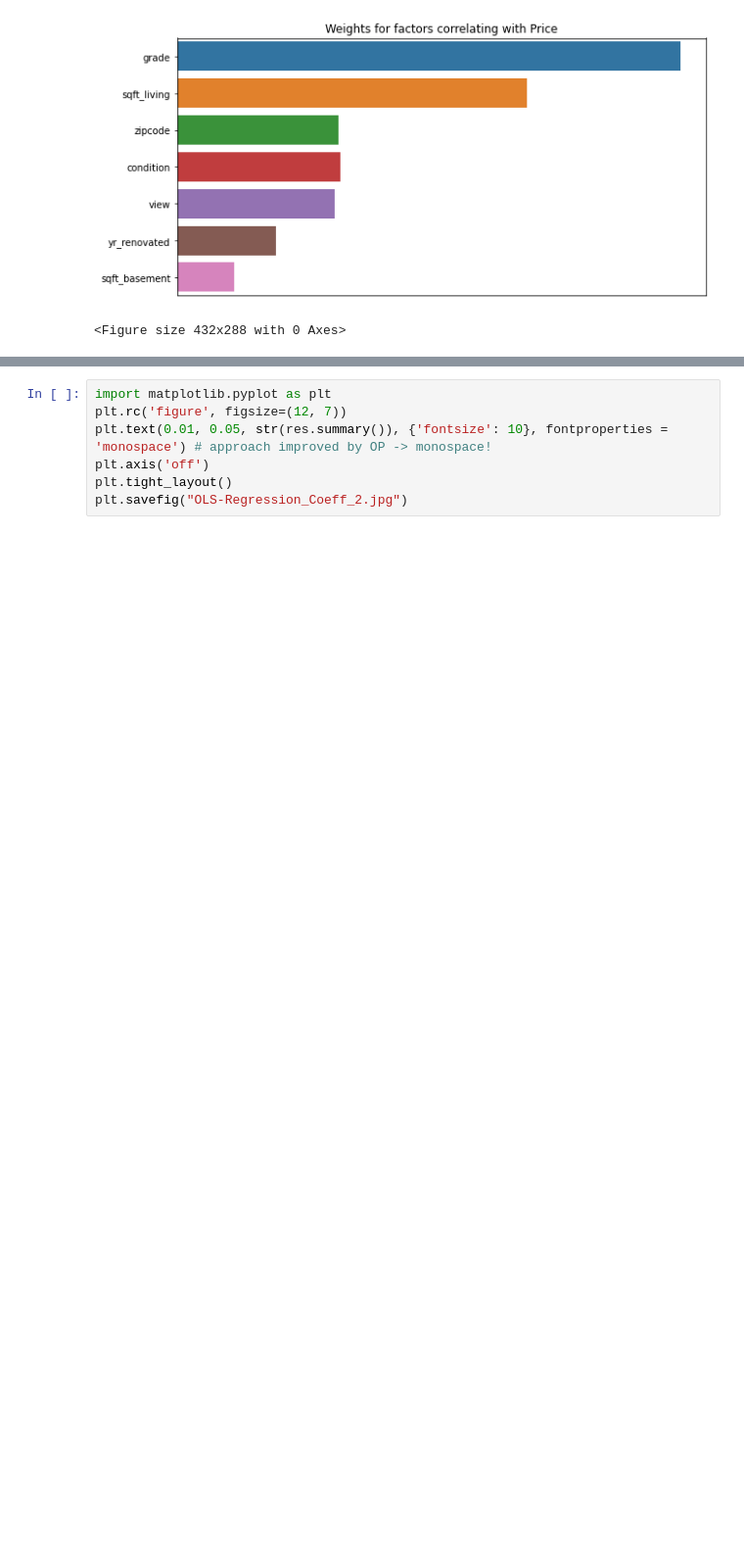
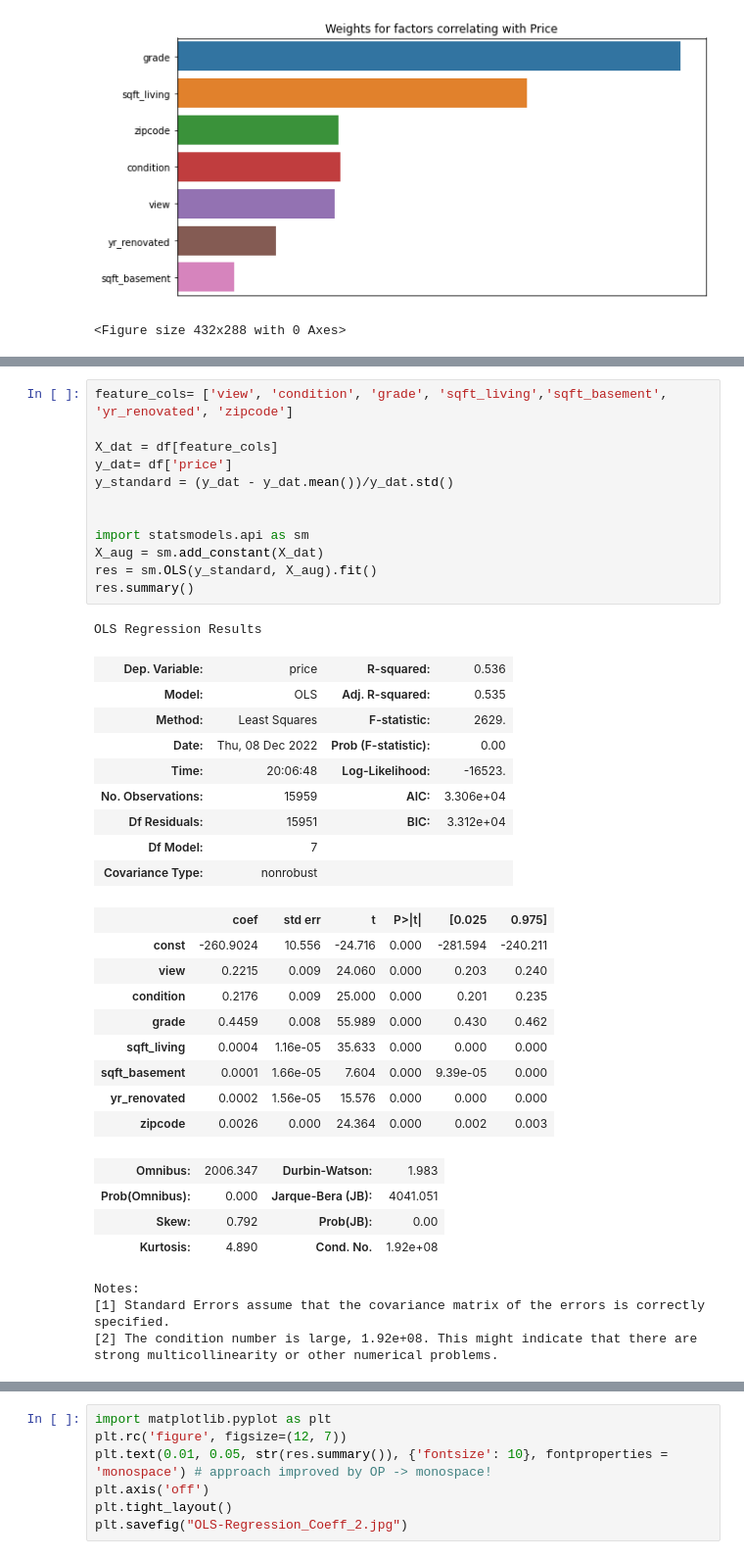
Before and after one commit to CarlosGG18/King-County-Washington-Regression-Analysis, a Jupyter notebook: Notebooks/Modeling.ipynb, the cells around one changed output, grey strips where cells are left out. Shown at 98% size. Drawn from its saved outputs; the diff is of its cells as text; blank space fills up the shorter version.

```diff
--- a/Notebooks/Modeling.ipynb
+++ b/Notebooks/Modeling.ipynb
@@ -745,3 +755,43 @@ array([0.04904254, 0.08481183, 0.13582507, 0.13912794, 0.14112251,
+# %%
+feature_cols= ['view', 'condition', 'grade', 'sqft_living','sqft_basement', 'yr_renovated', 'zipcode']
+
+X_dat = df[feature_cols]
+y_dat= df['price']
+y_standard = (y_dat - y_dat.mean())/y_dat.std()
+
+
+import statsmodels.api as sm
+X_aug = sm.add_constant(X_dat)
+res = sm.OLS(y_standard, X_aug).fit()
+res.summary()
+# %% [output]
+OLS Regression Results
+| Dep. Variable: | price | R-squared: | 0.536 |
+| Model: | OLS | Adj. R-squared: | 0.535 |
+| Method: | Least Squares | F-statistic: | 2629. |
+| Date: | Thu, 08 Dec 2022 | Prob (F-statistic): | 0.00 |
+| Time: | 20:06:48 | Log-Likelihood: | -16523. |
+| No. Observations: | 15959 | AIC: | 3.306e+04 |
+| Df Residuals: | 15951 | BIC: | 3.312e+04 |
+| Df Model: | 7 |  |  |
+| Covariance Type: | nonrobust |  |  |
+|  | coef | std err | t | P>|t| | [0.025 | 0.975] |
+| const | -260.9024 | 10.556 | -24.716 | 0.000 | -281.594 | -240.211 |
+| view | 0.2215 | 0.009 | 24.060 | 0.000 | 0.203 | 0.240 |
+| condition | 0.2176 | 0.009 | 25.000 | 0.000 | 0.201 | 0.235 |
+| grade | 0.4459 | 0.008 | 55.989 | 0.000 | 0.430 | 0.462 |
+| sqft_living | 0.0004 | 1.16e-05 | 35.633 | 0.000 | 0.000 | 0.000 |
+| sqft_basement | 0.0001 | 1.66e-05 | 7.604 | 0.000 | 9.39e-05 | 0.000 |
+| yr_renovated | 0.0002 | 1.56e-05 | 15.576 | 0.000 | 0.000 | 0.000 |
+| zipcode | 0.0026 | 0.000 | 24.364 | 0.000 | 0.002 | 0.003 |
+| Omnibus: | 2006.347 | Durbin-Watson: | 1.983 |
+| Prob(Omnibus): | 0.000 | Jarque-Bera (JB): | 4041.051 |
+| Skew: | 0.792 | Prob(JB): | 0.00 |
+| Kurtosis: | 4.890 | Cond. No. | 1.92e+08 |
+Notes:
+[1] Standard Errors assume that the covariance matrix of the errors is correctly specified.
+[2] The condition number is large, 1.92e+08. This might indicate that there are
+strong multicollinearity or other numerical problems.
 # %%
 feature_cols= ['view', 'condition', 'grade', 'sqft_living','sqft_basement', 'yr_renovated', 'zipcode']
 X = df[feature_cols]
```
Also changed, not shown: parts of 5 cells of this notebook, 24 other files.
